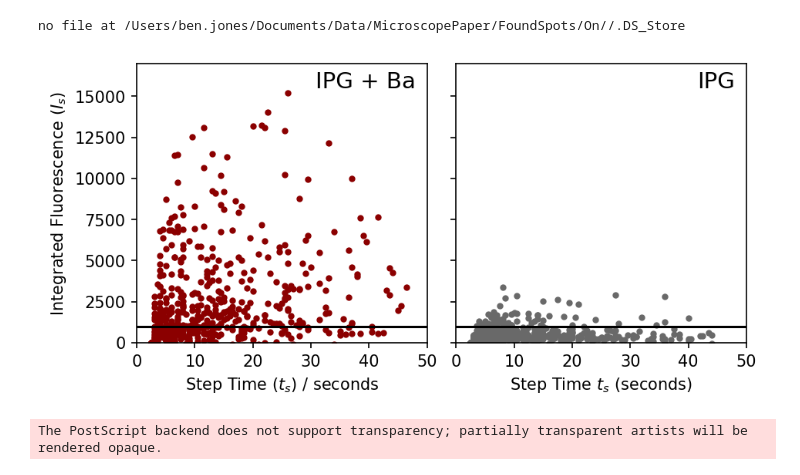
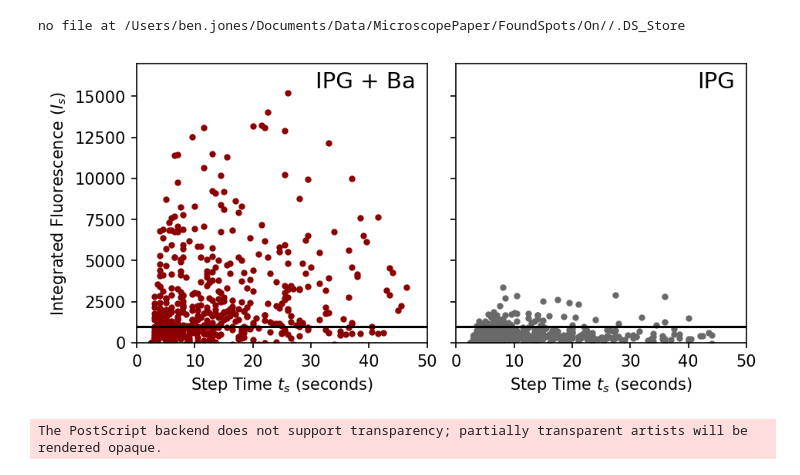
Before and after one commit to UTA-NURES/MicroscopePaperPlots, a Jupyter notebook: AnalyzeSpotDicts.ipynb, the cells around one changed output. Saved outputs shown, nothing was run; the diff lists cells and outputs as text; code cells hidden in the pictures.

```diff
--- a/AnalyzeSpotDicts.ipynb
+++ b/AnalyzeSpotDicts.ipynb
@@ -45,35 +45,35 @@ no file at /Users/ben.jones/Documents/Data/MicroscopePaper/FoundSpots/On//.DS_St
 
 fig, axes = plt.subplots(nrows=1, ncols=2, figsize=(6, 3),dpi=150,sharey=True)
 fig.tight_layout()
 plt.subplots_adjust(wspace=0.1)
 sets=['WithBa_Xe10bar.dat']
 for k in sets:
     axes[0].plot(np.array(dat[k]['Times'])*ExposureTime,np.array(dat[k]['IntegralBefore'])/np.array(dat[k]['Times']),'.',color='DarkRed')
     #plt.title(k)
-    axes[0].set_xlabel("Step Time ($t_s$) / seconds")
+    axes[0].set_xlabel("Step Time $t_s$ (seconds)")
     axes[0].set_ylabel("Integrated Fluorescence ($I_s)$")
     axes[0].set_ylim(0,17000)
     axes[0].set_xlim(0,50)
     axes[0].plot([0,500],[1000,1000],'-',color='black')
     axes[0].text(48,15500,"IPG + Ba",ha='right',fontsize=14)
 
 
 
 sets=['NoBa_Xe10bar.dat']
 for k in sets:
     axes[1].plot(np.array(datOff[k]['Times'])*ExposureTime,np.array(datOff[k]['IntegralBefore'])/np.array(datOff[k]['Times']),'.',color='dimgrey')
     #plt.title(k+",  ")
     axes[1].set_xlabel("Step Time $t_s$ (seconds)")
     axes[1].set_ylabel("Integrated Fluorescence $I_s$ (arb. units)")
     axes[1].set_ylim(0,17000)
     axes[1].set_xlim(0,50)
     axes[1].plot([0,100],[1000,1000],'-',color='black')
     #axes[1].set_yticks([])
     axes[1].set_ylabel("")
     axes[1].text(48,15500,"IPG",ha='right',fontsize=14)
 plt.savefig("Plots/SpotPlot.eps",dpi=200,bbox_inches='tight')
 # %% [output]
-[figure, old version]
+[figure, new version]
 # %%
 blanks=5
 fig, axs = plt.subplots(2, 1, sharex=True,dpi=400)
```
Also changed, not shown: parts of 1 cell of this notebook, 11 other files.
